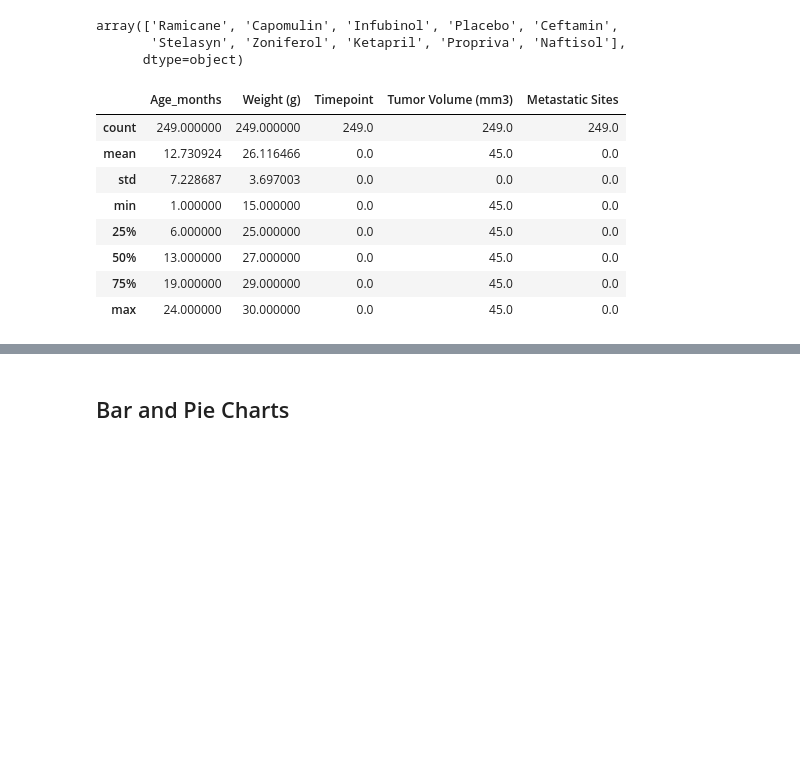
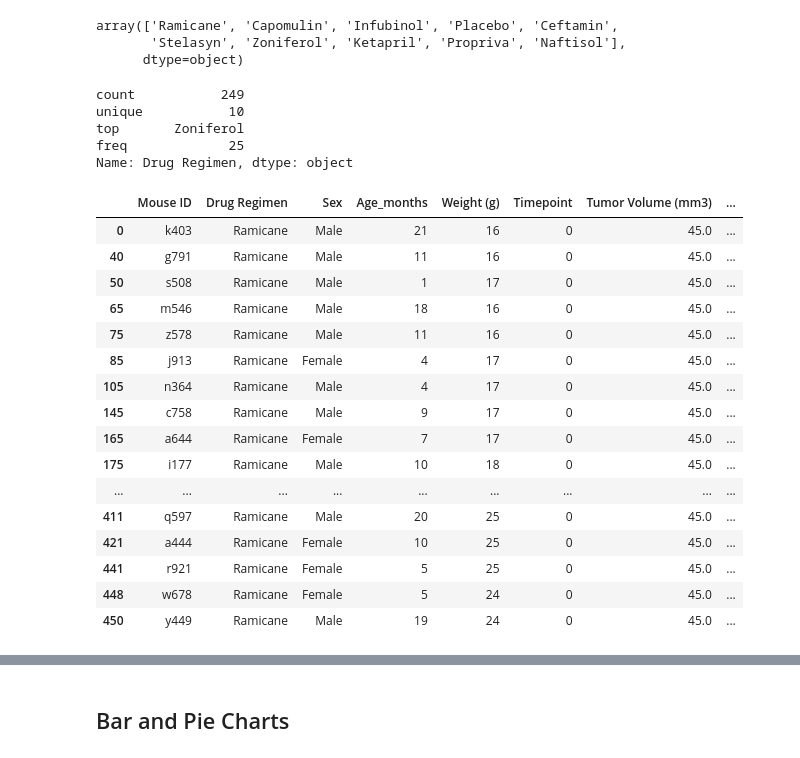
Before and after one commit to Gujaratigirl/HW-MatPlotLib, a Jupyter notebook: Pymaceuticals/pymaceuticals_starter.ipynb, the cells around one changed output, grey strips where cells are left out. Saved outputs shown, nothing was run; the diff lists cells and outputs as text; code cells hidden in the pictures; blank space fills up the shorter version.

```diff
--- a/Pymaceuticals/pymaceuticals_starter.ipynb
+++ b/Pymaceuticals/pymaceuticals_starter.ipynb
@@ -250,14 +257,10 @@ array(['Ramicane', 'Capomulin', 'Infubinol', 'Placebo', 'Ceftamin',
       dtype=object)
 # %%
 #TEST -Just to see what describe() will output
-mice_tumor_df.describe()
+mice_tumor_df["Drug Regimen"].describe()
 # %% [output]
-|  | Age_months | Weight (g) | Timepoint | Tumor Volume (mm3) | Metastatic Sites |
-| count | 249.000000 | 249.000000 | 249.0 | 249.0 | 249.0 |
-| mean | 12.730924 | 26.116466 | 0.0 | 45.0 | 0.0 |
-| std | 7.228687 | 3.697003 | 0.0 | 0.0 | 0.0 |
-| min | 1.000000 | 15.000000 | 0.0 | 45.0 | 0.0 |
-| 25% | 6.000000 | 25.000000 | 0.0 | 45.0 | 0.0 |
-| 50% | 13.000000 | 27.000000 | 0.0 | 45.0 | 0.0 |
-| 75% | 19.000000 | 29.000000 | 0.0 | 45.0 | 0.0 |
-| max | 24.000000 | 30.000000 | 0.0 | 45.0 | 0.0 |
+count           249
+unique           10
+top       Zoniferol
+freq             25
+Name: Drug Regimen, dtype: object
@@ -265,0 +270,23 @@ def
+# %%
+#How to pull out a specific set of information!!!
+
+tumor_size_array = pd.DataFrame(mice_tumor_df[mice_tumor_df['Drug Regimen'] == "Ramicane"])
+tumor_size_array
+# %% [output]
+|  | Mouse ID | Drug Regimen | Sex | Age_months | Weight (g) | Timepoint | Tumor Volume (mm3) | ... |
+| 0 | k403 | Ramicane | Male | 21 | 16 | 0 | 45.0 | ... |
+| 40 | g791 | Ramicane | Male | 11 | 16 | 0 | 45.0 | ... |
+| 50 | s508 | Ramicane | Male | 1 | 17 | 0 | 45.0 | ... |
+| 65 | m546 | Ramicane | Male | 18 | 16 | 0 | 45.0 | ... |
+| 75 | z578 | Ramicane | Male | 11 | 16 | 0 | 45.0 | ... |
+| 85 | j913 | Ramicane | Female | 4 | 17 | 0 | 45.0 | ... |
+| 105 | n364 | Ramicane | Male | 4 | 17 | 0 | 45.0 | ... |
+| 145 | c758 | Ramicane | Male | 9 | 17 | 0 | 45.0 | ... |
+| 165 | a644 | Ramicane | Female | 7 | 17 | 0 | 45.0 | ... |
+| 175 | i177 | Ramicane | Male | 10 | 18 | 0 | 45.0 | ... |
+| ... | ... | ... | ... | ... | ... | ... | ... | ... |
+| 411 | q597 | Ramicane | Male | 20 | 25 | 0 | 45.0 | ... |
+| 421 | a444 | Ramicane | Female | 10 | 25 | 0 | 45.0 | ... |
+| 441 | r921 | Ramicane | Female | 5 | 25 | 0 | 45.0 | ... |
+| 448 | w678 | Ramicane | Female | 5 | 24 | 0 | 45.0 | ... |
+| 450 | y449 | Ramicane | Male | 19 | 24 | 0 | 45.0 | ... |
```
Also changed, not shown: parts of 11 cells of this notebook.
